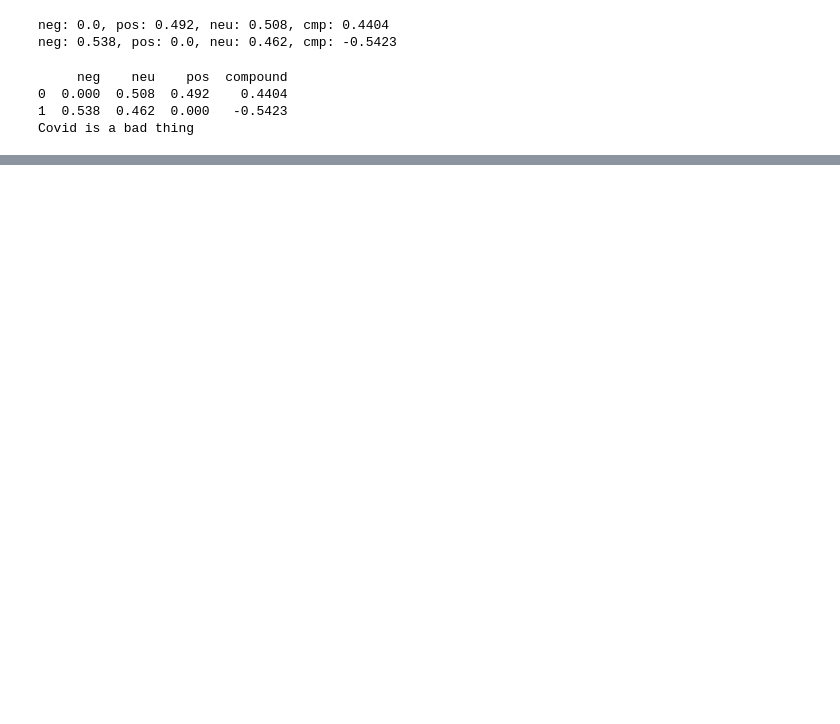
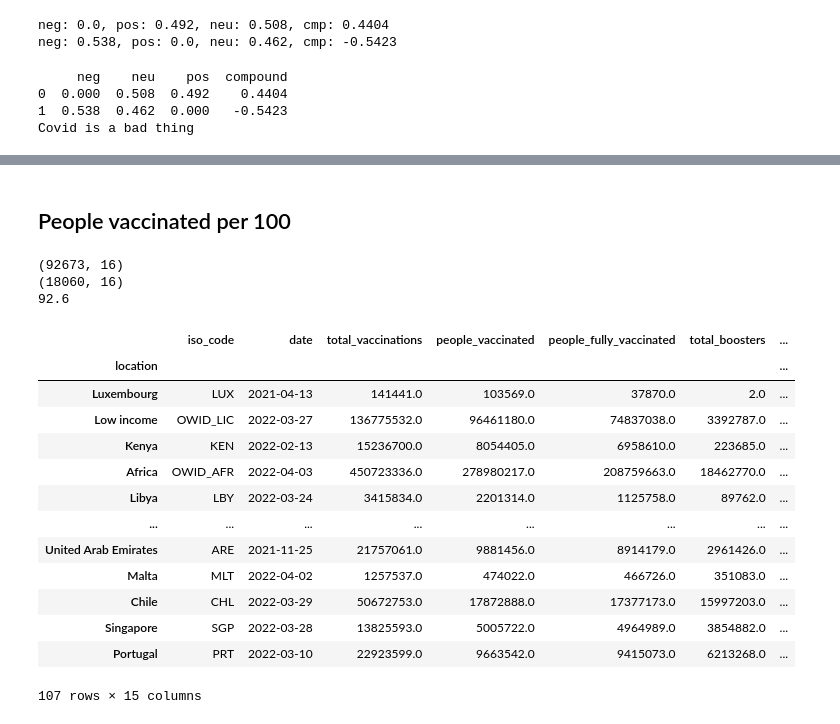
Before and after one commit to zakstucke/geo-sentiment-analysis, a Jupyter notebook: SimpleSentimentAnalysis.ipynb, the cells around one changed output, grey strips where cells are left out. Saved outputs shown, nothing was run; the diff lists cells and outputs as text; code cells hidden in the pictures; blank space fills up the shorter version.

```diff
--- a/SimpleSentimentAnalysis.ipynb
+++ b/SimpleSentimentAnalysis.ipynb
@@ -63,0 +608,20 @@ Covid is a bad thing
+# %%
+# imports
+import pandas as pd
+import plotly.express as px
+
+# Data IN
+vaccine_data = "https://raw.githubusercontent.com/owid/covid-19-data/master/public/data/vaccinations/vaccinations.csv"
+df = pd.read_csv(vaccine_data)
+
+
+# load in processed data
+pd.options.mode.chained_assignment = None  # default='warn' this is needed for false positives warnings on reassigning pd dataframe
+
+#CASES DATA FROM CSV
+WHOfile = "data/WHO_covid_data_by_COUNTRY.csv"
+WHOdf = pd.read_csv(WHOfile, usecols=["iso_code", "date", "new_cases"])
+
+#TWEET DATA FROM PREPROCESSED DF
+with open("./processed_data/final_df.json", "r") as file:
+    COVIDdf = pd.read_json(json.load(file))
@@ -63,0 +662,55 @@ Covid is a bad thing
+# %% [markdown]
+## People vaccinated per 100
+# %%
+# Features for chloropleth
+features = df
+print(features.shape)
+
+col = "people_fully_vaccinated_per_hundred"
+
+# Delete rows where case numbers are zero
+# features = features.loc[features[col] != 0]
+
+# Delete "World" entries, these cause anomalies
+features = features.loc[features["location"] != "World"]
+
+
+def featurise(df, text_column_name):
+  def f(row):
+    if ("OWID" not in row[text_column_name]):
+      return row
+    else:
+      row[text_column_name] = None
+      return row
+
+  df = df.apply(f, axis=1)
+  return df
+
+features = featurise(features, "location")
+# features = features.loc[features["iso_code"].find("OWID")]
+
+features = features.loc[features["location"] != "Gibraltar"].dropna()
+print(features.shape)
+
+# Delete rows where there have been no cases in 24 hours AND no cases in 7 days
+# Note that you must put each condition within parenthesis
+# data = data.loc[(data["deaths_7_days"] > 0) & (data["deaths_24_hours"] > 0)]
+# data.shape
+# %% [output]
+(92673, 16)
+(18060, 16)
+92.6
+|  | iso_code | date | total_vaccinations | people_vaccinated | people_fully_vaccinated | total_boosters | ... |
+| location |  |  |  |  |  |  | ... |
+| Luxembourg | LUX | 2021-04-13 | 141441.0 | 103569.0 | 37870.0 | 2.0 | ... |
+| Low income | OWID_LIC | 2022-03-27 | 136775532.0 | 96461180.0 | 74837038.0 | 3392787.0 | ... |
+| Kenya | KEN | 2022-02-13 | 15236700.0 | 8054405.0 | 6958610.0 | 223685.0 | ... |
+| Africa | OWID_AFR | 2022-04-03 | 450723336.0 | 278980217.0 | 208759663.0 | 18462770.0 | ... |
+| Libya | LBY | 2022-03-24 | 3415834.0 | 2201314.0 | 1125758.0 | 89762.0 | ... |
+| ... | ... | ... | ... | ... | ... | ... | ... |
+| United Arab Emirates | ARE | 2021-11-25 | 21757061.0 | 9881456.0 | 8914179.0 | 2961426.0 | ... |
+| Malta | MLT | 2022-04-02 | 1257537.0 | 474022.0 | 466726.0 | 351083.0 | ... |
+| Chile | CHL | 2022-03-29 | 50672753.0 | 17872888.0 | 17377173.0 | 15997203.0 | ... |
+| Singapore | SGP | 2022-03-28 | 13825593.0 | 5005722.0 | 4964989.0 | 3854882.0 | ... |
+| Portugal | PRT | 2022-03-10 | 22923599.0 | 9663542.0 | 9415073.0 | 6213268.0 | ... |
+107 rows × 15 columns
```
Also changed, not shown: parts of 46 cells of this notebook.
